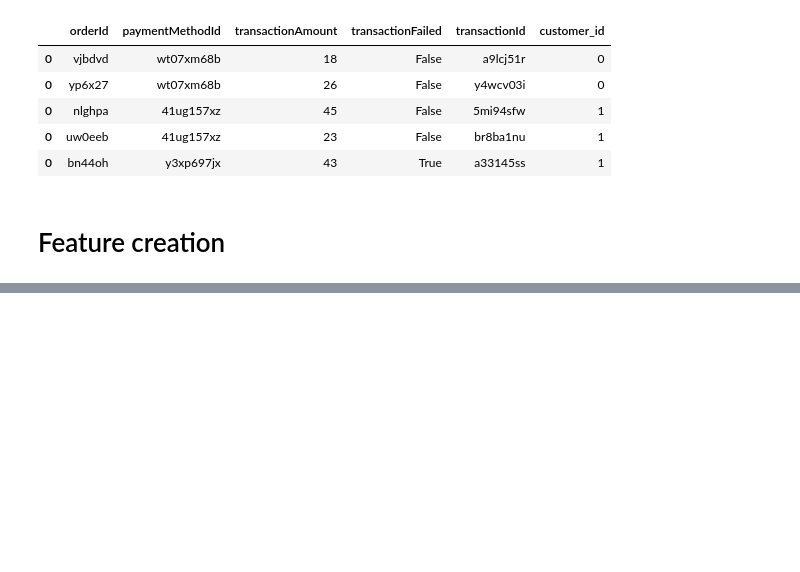
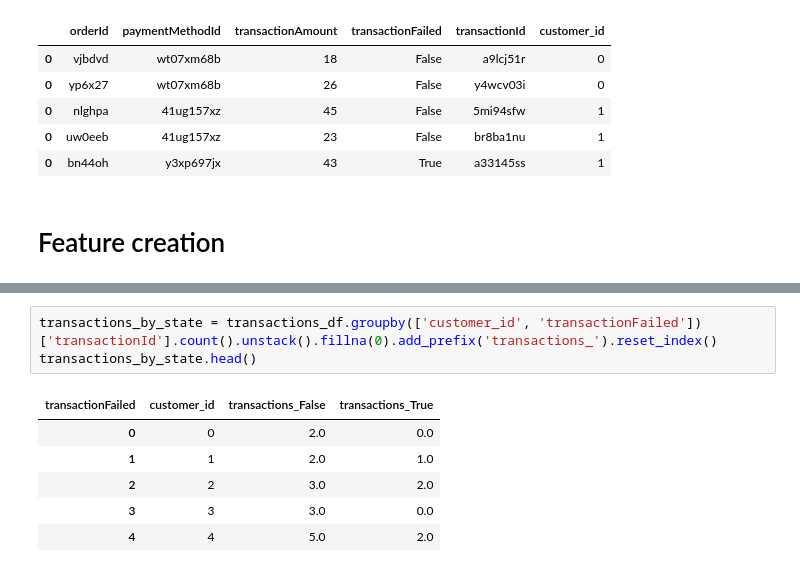
Before and after one commit to azawalich/unravelin-code-test-data-science, a Jupyter notebook: zadanie.ipynb, the cells around one changed output, grey strips where cells are left out. Drawn from its saved outputs; the diff is of its cells as text; blank space fills up the shorter version.

```diff
--- a/zadanie.ipynb
+++ b/zadanie.ipynb
@@ -75,0 +129,10 @@ transactions_df.head()
+# %%
+transactions_by_state = transactions_df.groupby(['customer_id', 'transactionFailed'])['transactionId'].count().unstack().fillna(0).add_prefix('transactions_').reset_index()
+transactions_by_state.head()
+# %% [output]
+| transactionFailed | customer_id | transactions_False | transactions_True |
+| 0 | 0 | 2.0 | 0.0 |
+| 1 | 1 | 2.0 | 1.0 |
+| 2 | 2 | 3.0 | 2.0 |
+| 3 | 3 | 3.0 | 0.0 |
+| 4 | 4 | 5.0 | 2.0 |
```
Also changed, not shown: parts of 10 cells of this notebook.
